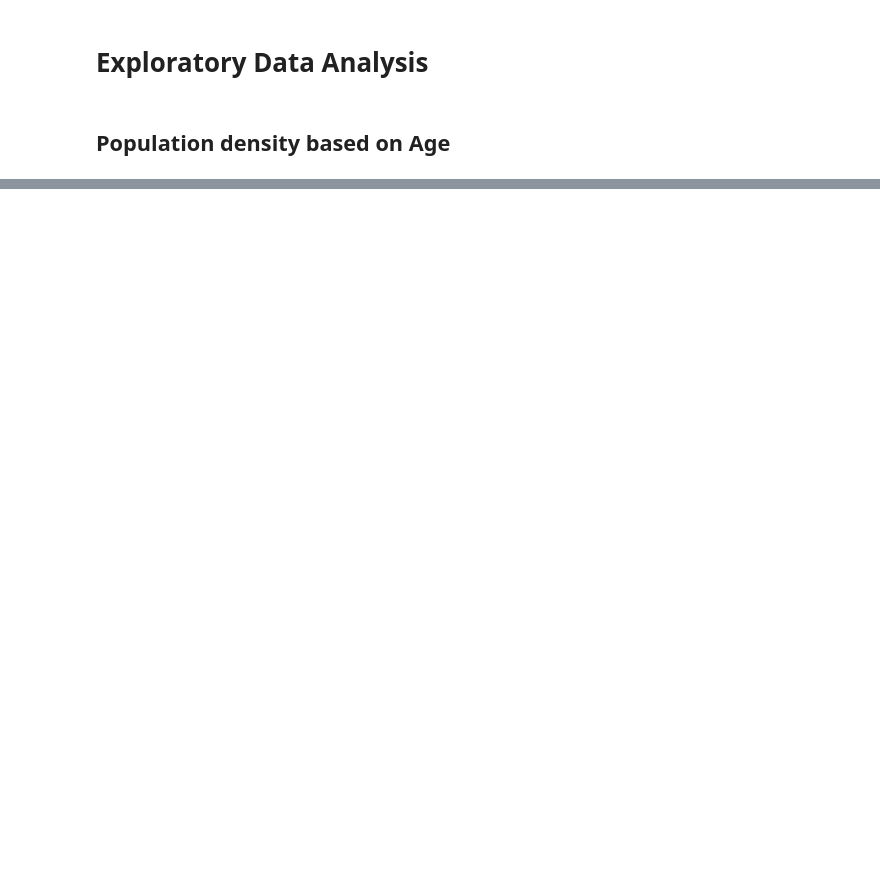
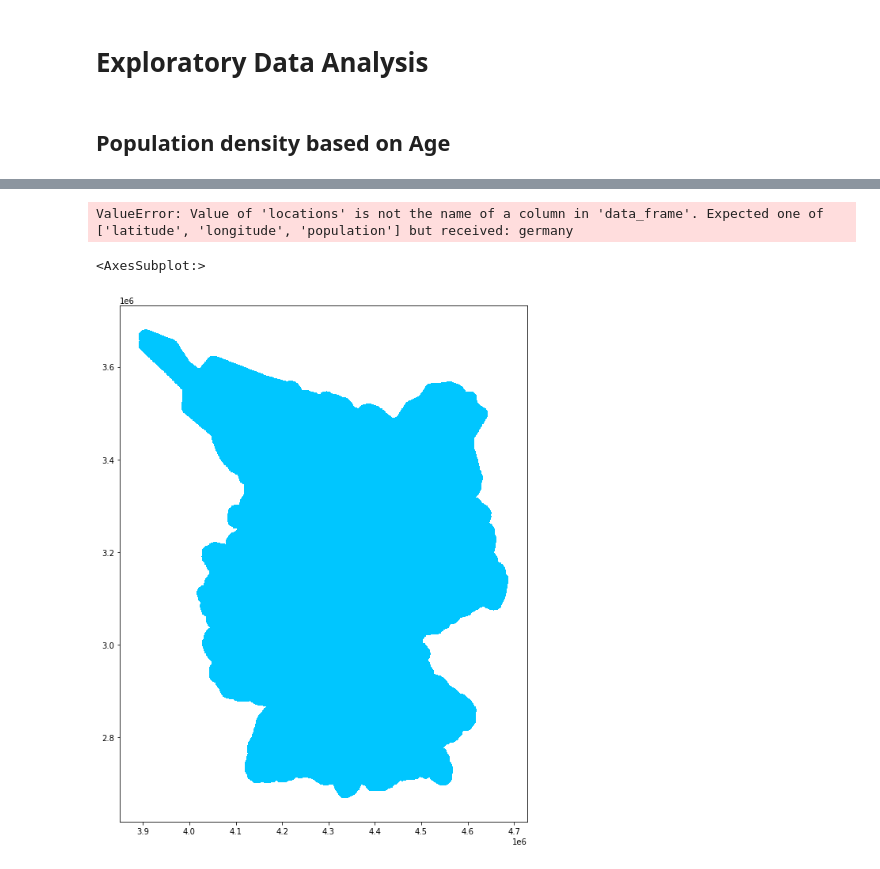
Before and after one commit to abeljoshua20/Population-Density-Analysis, a Jupyter notebook: MP2_Abel Europe.ipynb, the cells around one changed output, grey strips where cells are left out. Saved outputs shown, nothing was run; the diff lists cells and outputs as text; code cells hidden in the pictures; blank space fills up the shorter version.

```diff
--- a/MP2_Abel Europe.ipynb
+++ b/MP2_Abel Europe.ipynb
@@ -292,0 +16315,16 @@ warnings.filterwarnings('ignore')
+# %%
+fig = px.choropleth(df_countries_child['DEU'].population.compute(), geojson=deu, locations='germany', color='unemp',
+                           color_continuous_scale="Viridis",
+                           range_color=(0, 12),
+                           labels={'unemp':'unemployment rate'}
+                          )
+# %% [output]
+ValueError: Value of 'locations' is not the name of a column in 'data_frame'. Expected one of ['latitude', 'longitude', 'population'] but received: germany
+# %%
+isl = gpd.read_file('de_1km.shp')
+# %%
+fig, ax = plt.subplots(figsize=(20, 12))
+isl.plot(ax=ax)
+# %% [output]
+<AxesSubplot:>
+[figure, added]
```
Also changed, not shown: parts of 45 cells of this notebook, 2 other files.
